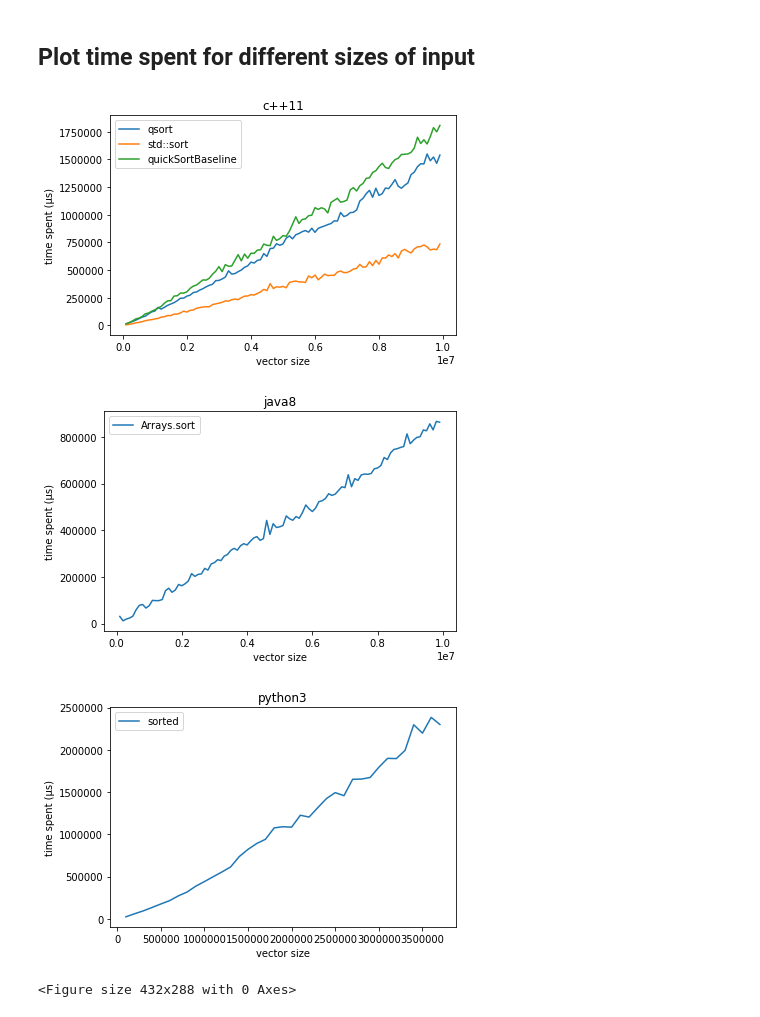
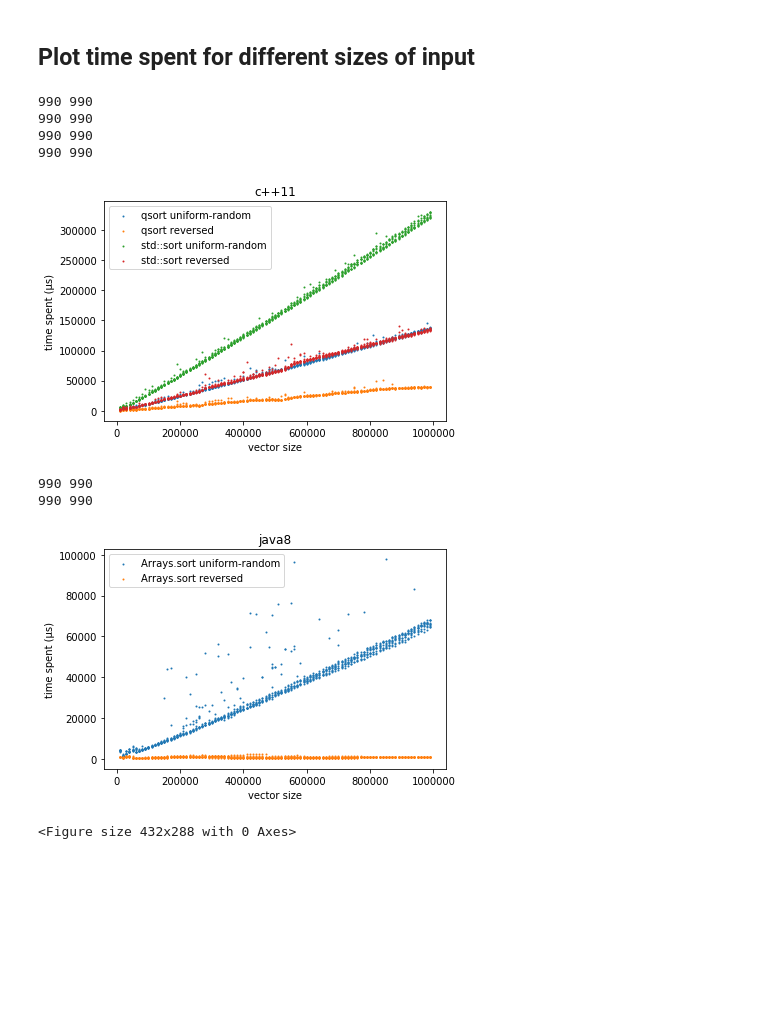
Before and after one commit to izgzhen/benchmark-sort, a Jupyter notebook: explore.ipynb, the cells around one changed output. Drawn from its saved outputs; the diff is of its cells as text; code cells hidden in the pictures; blank space fills up the shorter version.

```diff
--- a/explore.ipynb
+++ b/explore.ipynb
@@ -44,4 +48,6 @@ g++ -std=c++11 -O0 main.cpp -o main
 # %%
+tasks = []
+
 xyss = {}
 for algo in algos:
     xyss[algo] = {}
@@ -49,12 +55,35 @@ for algo in algos:
     for subalgo in subalgos:
         xyss[algo][subalgo] = {}
         for dist in dists:
-            print("Testing %s %s %s %s %s" % (cmd, subalgo, interval, max_n, dist))
-            output = !$cmd $subalgo $interval $max_n $dist
+            tasks.append((algo, cmd, subalgo, interval, max_n, dist))
+
+def run_task(task):
+    (algo, cmd, subalgo, interval, max_n, dist) = task
+    full_cmd = "%s %s %s %s %s" % (cmd, subalgo, interval, max_n, dist)
+    print("Testing (%s times) %s" % (N_REPEAT, full_cmd))
+    xs = []
+    ys = []
+    for _ in range(N_REPEAT):
+        output = subprocess.getoutput(full_cmd)
+        output = output.strip().split("\n")
+        try:
             xys = [tuple(l.split()) for l in output ]
-            xs = [float(x) for x, _ in xys]
-            ys = [float(y) for _, y in xys]
-            xyss[algo][subalgo][dist] = (xs, ys)
+            xs.extend([float(x) for x, _ in xys])
+            ys.extend([float(y) for _, y in xys])
+        except Exception as e:
+            return (algo, subalgo, dist, None, (e, output, full_cmd))
+    return (algo, subalgo, dist, xs, ys)
+
+results = Parallel(n_jobs=12)(delayed(run_task)(task) for task in tasks)
+# %%
+for result in results:
+    (algo, subalgo, dist, xs, ys) = result
+    if xs is None:
+        (e, output, full_cmd) = ys
+        print("Failed: %s\n%s\n%s" % (e, output, full_cmd))
+    else:
+        assert len(xs) == len(ys), (algo, subalgo, dist)
+        xyss[algo][subalgo][dist] = (xs, ys)
 # %% [markdown]
 ## Plot time spent for different sizes of input
 # %%
@@ -62,18 +91,27 @@ import matplotlib.pyplot as plt
 # %%
 for algo, subalgos in xyss.items():
     plt.title(algo)
     plt.xlabel("vector size")
     plt.ylabel("time spent (μs)")
-    for subalgo, xys in subalgos.items():
-        xs, ys = xys
-        plt.plot(xs, ys, label=algo_alias[subalgo])
+    for subalgo, dist_xys in subalgos.items():
+        for dist, xys in dist_xys.items():
+            xs, ys = xys
+            if xs is None:
+                continue
+            print(len(xs), len(ys))
+            plt.scatter(xs, ys, label=algo_alias[subalgo] + " " + dist, s=1)
     plt.legend()
     plt.tight_layout()
     plt.savefig(algo + ".png")
     plt.show()
     plt.clf()
 # %% [output]
+990 990
+990 990
+990 990
+990 990
-[figure, old version]
+[figure, new version]
+990 990
+990 990
-[figure, old version]
+[figure, new version]
-[figure, removed]
-<Figure size 432x288 with 0 Axes>
+<Figure size 432x288 with 0 Axes>
```
Also changed, not shown: parts of 5 cells of this notebook, 4 other files.
